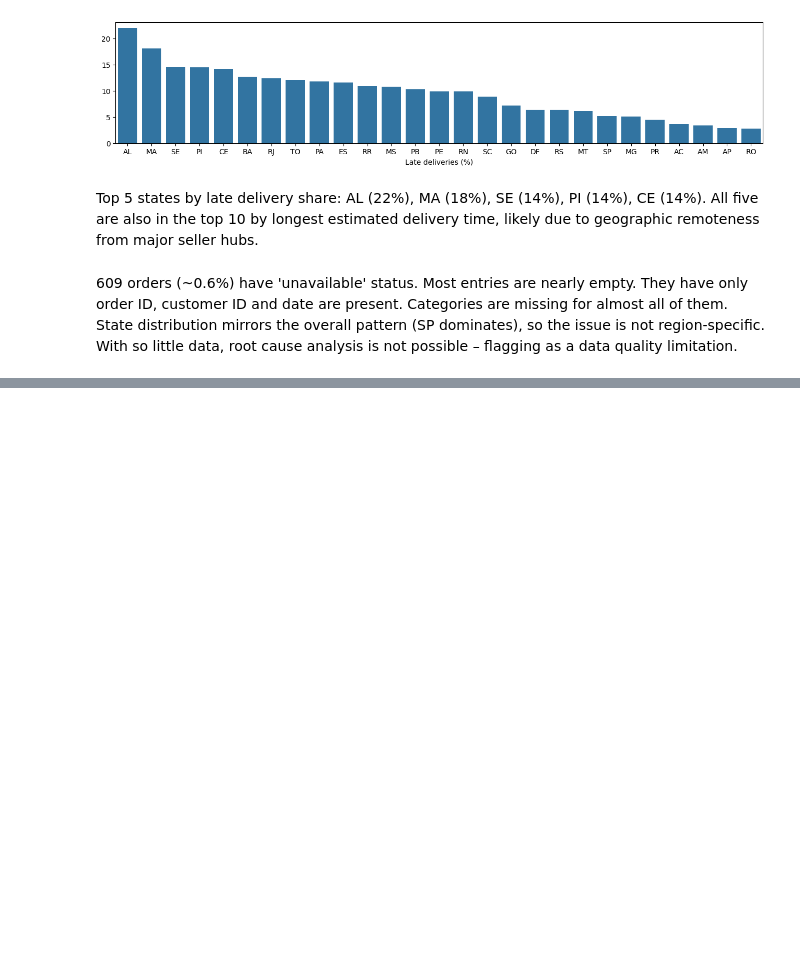
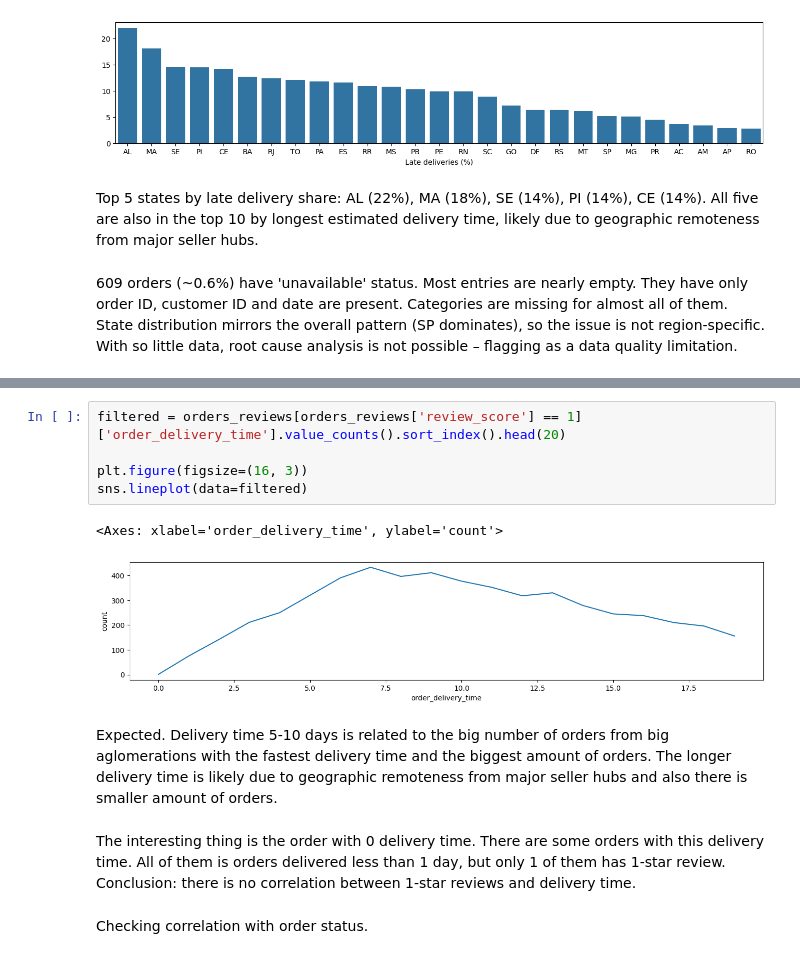
Before and after one commit to norriddx/ecommerce-orders-analysis, a Jupyter notebook: notebooks/eda.ipynb, the cells around one changed output, grey strips where cells are left out. Cells and saved outputs as stored; diff of their text form; blank space fills up the shorter version.

```diff
--- a/notebooks/eda.ipynb
+++ b/notebooks/eda.ipynb
@@ -675,0 +765,14 @@ Top 5 states by late delivery share: AL (22%), MA (18%), SE (14%), PI (14%), CE
+# %%
+filtered = orders_reviews[orders_reviews['review_score'] == 1]['order_delivery_time'].value_counts().sort_index().head(20)
+
+plt.figure(figsize=(16, 3))
+sns.lineplot(data=filtered)
+# %% [output]
+<Axes: xlabel='order_delivery_time', ylabel='count'>
+[figure, added]
+# %% [markdown]
+Expected. Delivery time 5-10 days is related to the big number of orders from big aglomerations with the fastest delivery time and the biggest amount of orders. The longer delivery time is likely due to geographic remoteness from major seller hubs and also there is smaller amount of orders.
+# %% [markdown]
+The interesting thing is the order with 0 delivery time. There are some orders with this delivery time. All of them is orders delivered less than 1 day, but only 1 of them has 1-star review. Conclusion: there is no correlation between 1-star reviews and delivery time.
+# %% [markdown]
+Checking correlation with order status.
```
Also changed, not shown: parts of 17 cells of this notebook.
